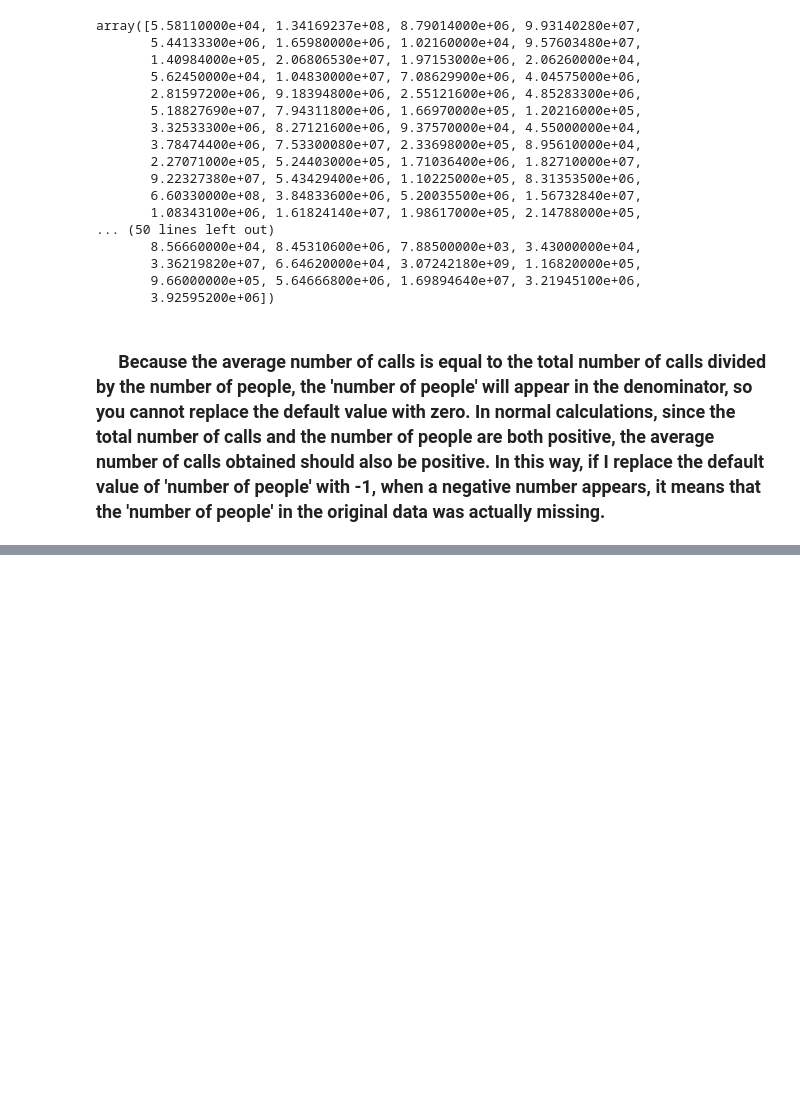
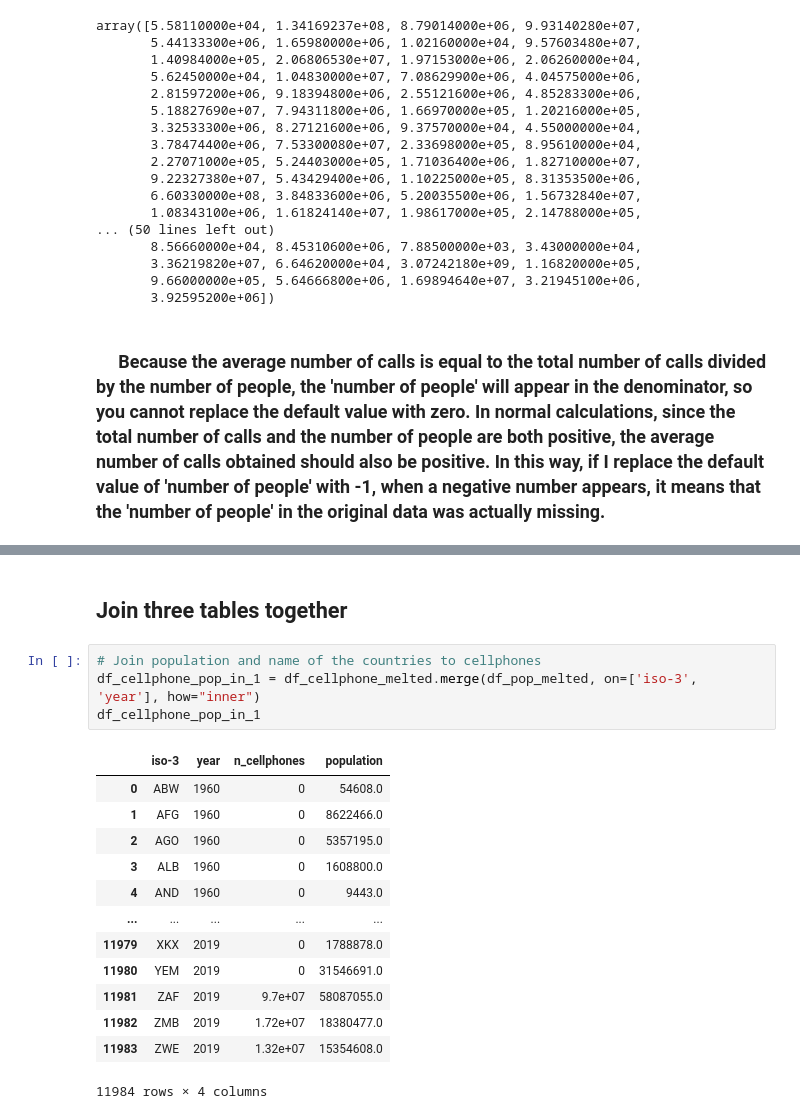
Before and after one commit to SunnyStare/SU-MT4007-Statistisk-databehandling, a Jupyter notebook: HW4/Joining Data.ipynb, the cells around one changed output, grey strips where cells are left out. Cells and saved outputs as stored; diff of their text form; blank space fills up the shorter version.

```diff
--- a/HW4/Joining Data.ipynb
+++ b/HW4/Joining Data.ipynb
@@ -232,0 +266,20 @@ array([ 5.58110000e+04,  1.34169237e+08,  8.79014000e+06,  9.93140280e+07,
+# %% [markdown]
+## Join three tables together
+# %%
+# Join population and name of the countries to cellphones
+df_cellphone_pop_in_1 = df_cellphone_melted.merge(df_pop_melted, on=['iso-3', 'year'], how="inner")
+df_cellphone_pop_in_1
+# %% [output]
+|  | iso-3 | year | n_cellphones | population |
+| 0 | ABW | 1960 | 0 | 54608.0 |
+| 1 | AFG | 1960 | 0 | 8622466.0 |
+| 2 | AGO | 1960 | 0 | 5357195.0 |
+| 3 | ALB | 1960 | 0 | 1608800.0 |
+| 4 | AND | 1960 | 0 | 9443.0 |
+| ... | ... | ... | ... | ... |
+| 11979 | XKX | 2019 | 0 | 1788878.0 |
+| 11980 | YEM | 2019 | 0 | 31546691.0 |
+| 11981 | ZAF | 2019 | 9.7e+07 | 58087055.0 |
+| 11982 | ZMB | 2019 | 1.72e+07 | 18380477.0 |
+| 11983 | ZWE | 2019 | 1.32e+07 | 15354608.0 |
+11984 rows × 4 columns
```
Also changed, not shown: parts of 11 cells of this notebook.
